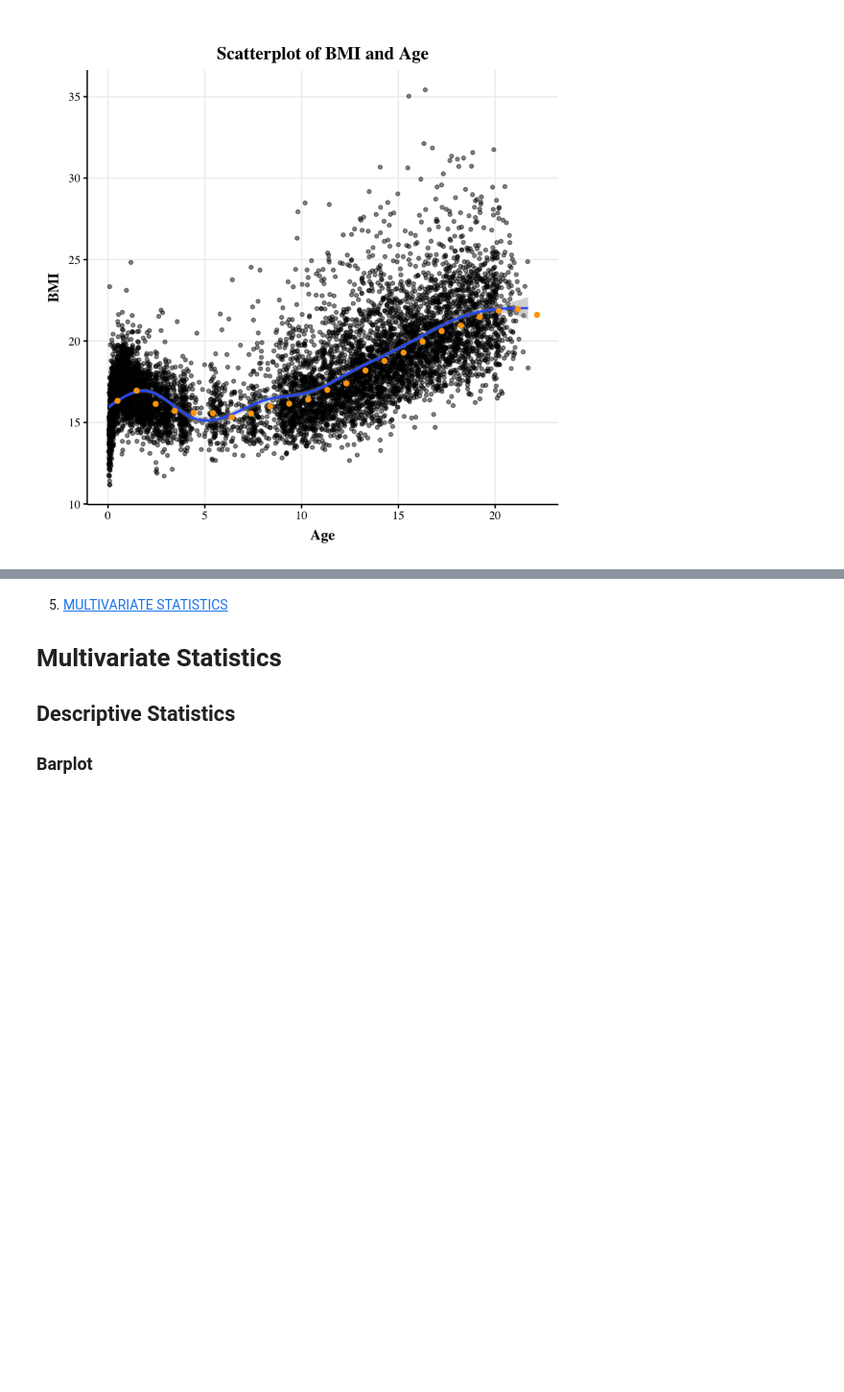
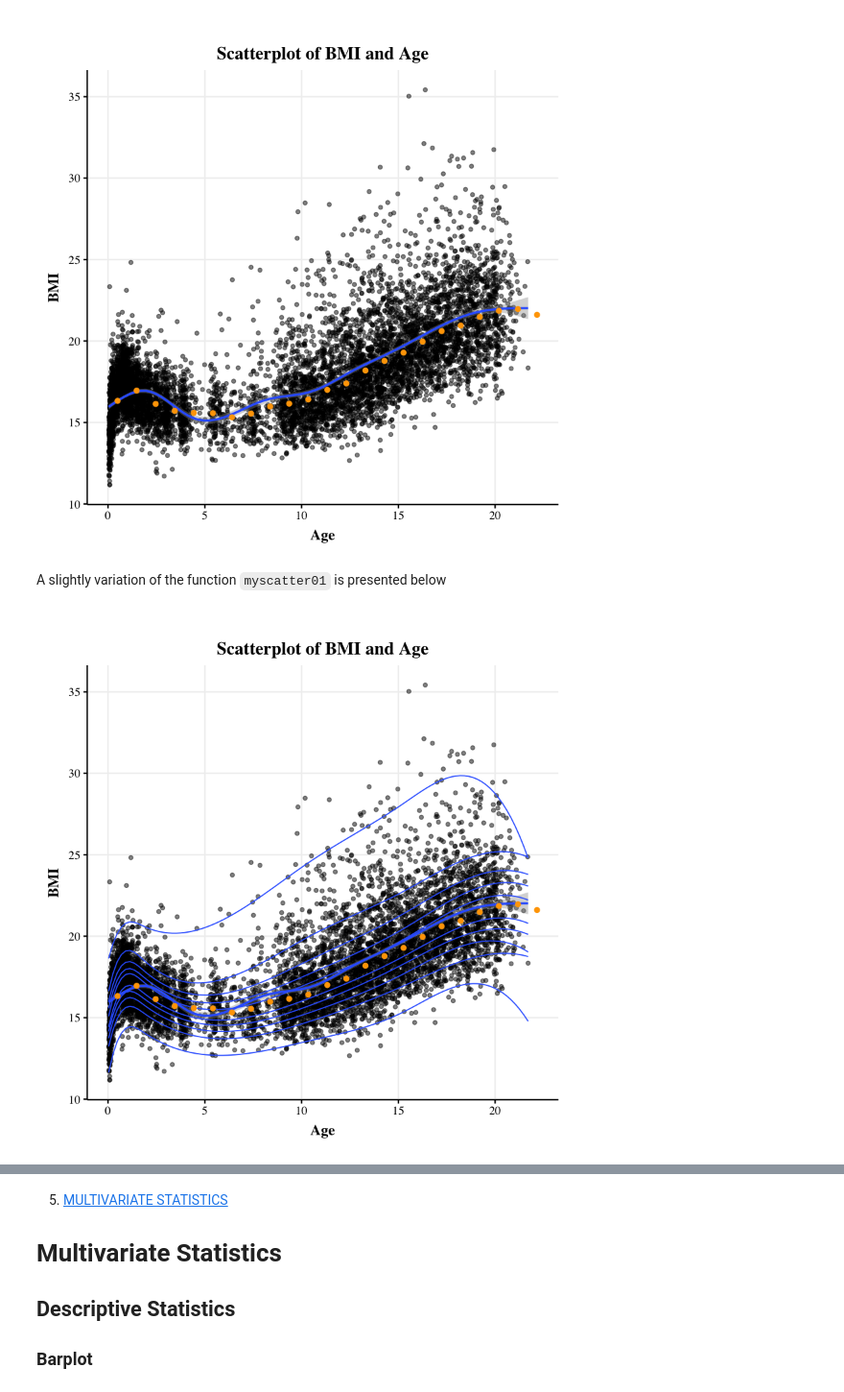
Before and after one commit to billytaipei101/6-R-statistics-for-Psy, a Jupyter notebook: R stats for psy.ipynb, the cells around one changed output, grey strips where cells are left out. Shown at 96% size. Drawn from its saved outputs; the diff is of its cells as text; code cells hidden in the pictures; blank space fills up the shorter version.

```diff
--- a/R stats for psy.ipynb
+++ b/R stats for psy.ipynb
@@ -669,0 +711,36 @@ sapply(colnames(USairpollution),function(x){
+# %%
+the_vs_emp_prob<-function(dataset,varname,value_of_int){
+  #' Explanation of the fields below
+  #' chr   dataset     <- is the name of the dataset that contains the vector of values of interest
+  #' chr   varname     <- is the name of the variable of interest as given by str(dataset)
+  #' num  value_of_int <- is a value of interest that we want to find both theorical and empirical probability
+
+  options(scipen = 99)                  # turn off scientific notation
+  round_fact <- 8
+  x <- eval(parse(text = paste0(dataset,'$',varname)))
+  end <- max(x)
+  #' theorical probability
+  theor <- round(pnorm(value_of_int, mean = mean(x),sd = sd(x), lower.tail = FALSE),round_fact)
+  #' empirical probability
+  empir <- round(sum(end>=x & x>=value_of_int)/length(x),round_fact)
+  cat(paste0('For example, the theoretical probability of a ',varname,' value equal to ',value_of_int,' is ',theor,' while the empirical probability is ',empir,
+             '\n the absolute difference between these values is ',round(abs(theor-empir),round_fact),'; below there is a report of some quantiles of interest\n'))
+  cat('\n')
+  print(quantile(x))                     # reports min, quantile, median, quantile and max.
+  cat('\n')
+  print(quantile(x,probs=c(.025,.975)))  # report the value under 2.5% and 97.5
+  cat('\n')
+  print(quantile(x,probs=c(.05,.95)))  # report the value under 2.5% and 97.5
+  cat('\n')
+  #The 95% quantile of the fitted normal distribution is 22.809, the 95% quantile of the data is 23.612.
+  x1 <- round(quantile(rnorm(length(x), mean=mean(x), sd=sd(x)),probs=c(.95)),round_fact)
+  x2 <- round(quantile(x,probs=c(.95)),round_fact)
+  cat(paste0('Thus, following a theorical distribution, the 95% quantile of the fitted normal distribution is ',x1,',while the\n',
+             '95% quantile of the data is ',x2,'. The absolute difference between these values is ',round(abs(x1-x2),round_fact),'.'))
+}
+# %%
+# Results on Analyzing Quantiles on a extreme value of interest
+dataset <- 'mydata1'  # using the data set of the bmi of dutch boys
+varname <- 'bmi'
+value_of_int <- 30
+the_vs_emp_prob(dataset,varname,value_of_int)
@@ -745,3 +843,5 @@ varlabel2 <- 'Age'
 myscatter01(dataset,varname,varname2,varlabel,varlabel2)
 # %% [output]
 [figure]
+# %% [markdown]
+A slightly variation of the function `myscatter01` is presented below
@@ -747,0 +887,10 @@ myscatter01(dataset,varname,varname2,varlabel,varlabel2)
+# %%
+mydata1 <- gamlss.data::dbbmi # the Dutch boys body mass data
+dataset   <- 'mydata1'
+varname   <- 'bmi'
+varname2  <- 'age'
+varlabel  <- 'BMI'
+varlabel2 <- 'Age'
+myscatter011(dataset,varname,varname2,varlabel,varlabel2)
+# %% [output]
+[figure, added]
```
Also changed, not shown: parts of 15 cells of this notebook.
